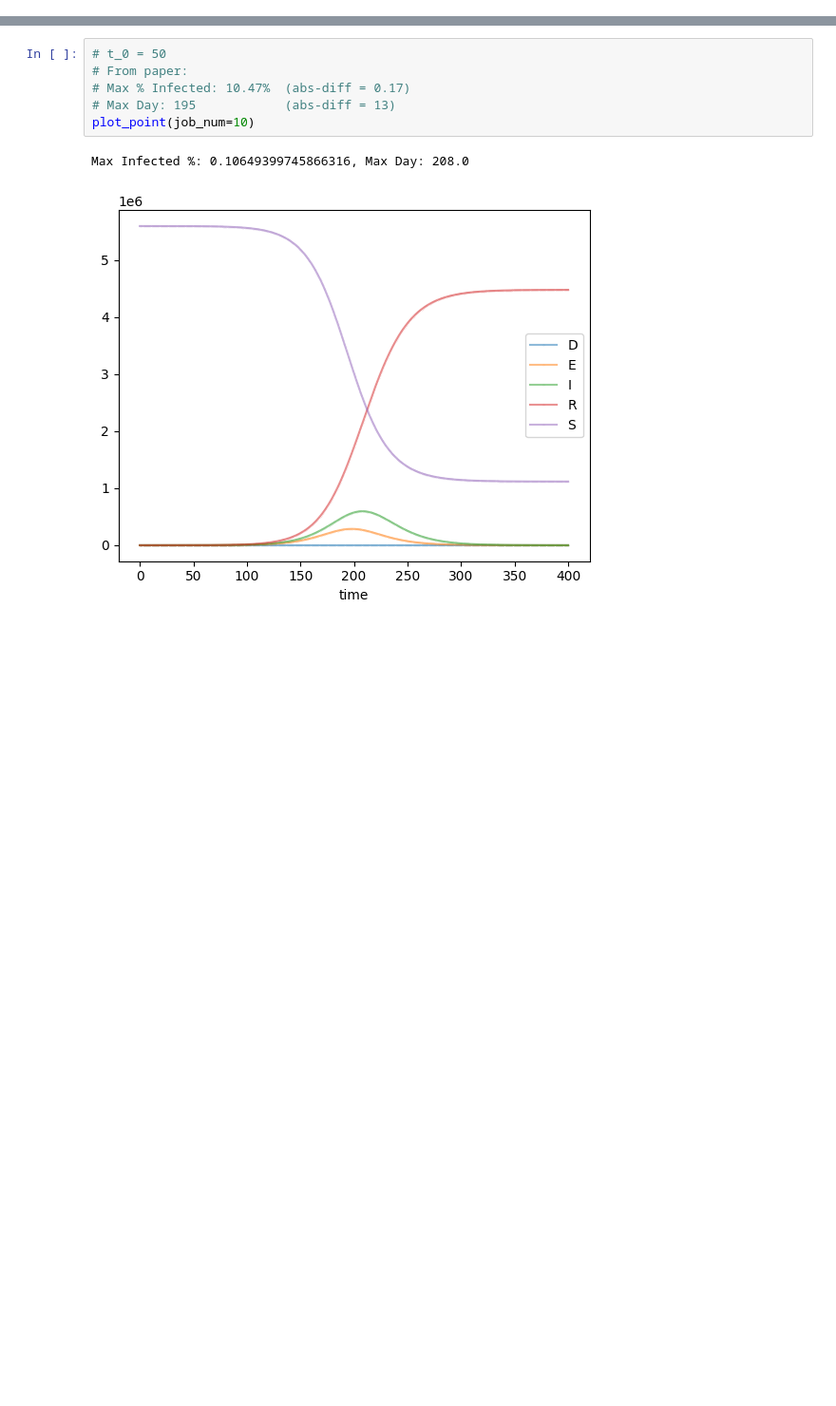
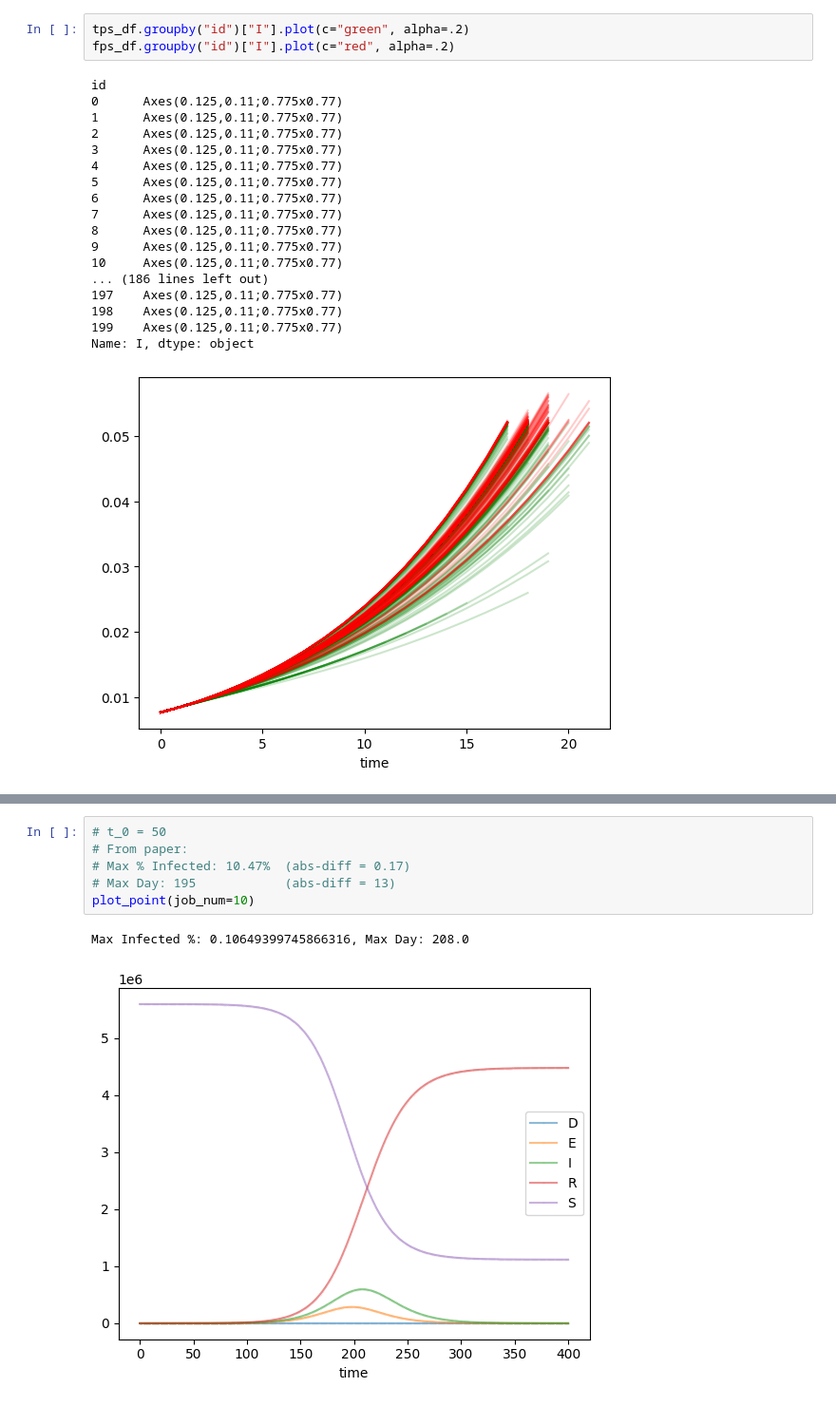
Before and after one commit to ml4ai/funman, a Jupyter notebook: notebooks/view_parameter_space.ipynb, the cells around one changed output, grey strips where cells are left out. Shown at 95% size. Saved outputs shown, nothing was run; the diff lists cells and outputs as text; blank space fills up the shorter version.

```diff
--- a/notebooks/view_parameter_space.ipynb
+++ b/notebooks/view_parameter_space.ipynb
@@ -106,0 +160,22 @@ Max Infected %: 1.8854710929520324e-06, Max Day: 55.0
+# %%
+tps_df.groupby("id")["I"].plot(c="green", alpha=.2)
+fps_df.groupby("id")["I"].plot(c="red", alpha=.2)
+# %% [output]
+id
+0      Axes(0.125,0.11;0.775x0.77)
+1      Axes(0.125,0.11;0.775x0.77)
+2      Axes(0.125,0.11;0.775x0.77)
+3      Axes(0.125,0.11;0.775x0.77)
+4      Axes(0.125,0.11;0.775x0.77)
+5      Axes(0.125,0.11;0.775x0.77)
+6      Axes(0.125,0.11;0.775x0.77)
+7      Axes(0.125,0.11;0.775x0.77)
+8      Axes(0.125,0.11;0.775x0.77)
+9      Axes(0.125,0.11;0.775x0.77)
+10     Axes(0.125,0.11;0.775x0.77)
+... (186 lines left out)
+197    Axes(0.125,0.11;0.775x0.77)
+198    Axes(0.125,0.11;0.775x0.77)
+199    Axes(0.125,0.11;0.775x0.77)
+Name: I, dtype: object
+[figure, added]
```
Also changed, not shown: parts of 13 cells of this notebook, 21 other files.
